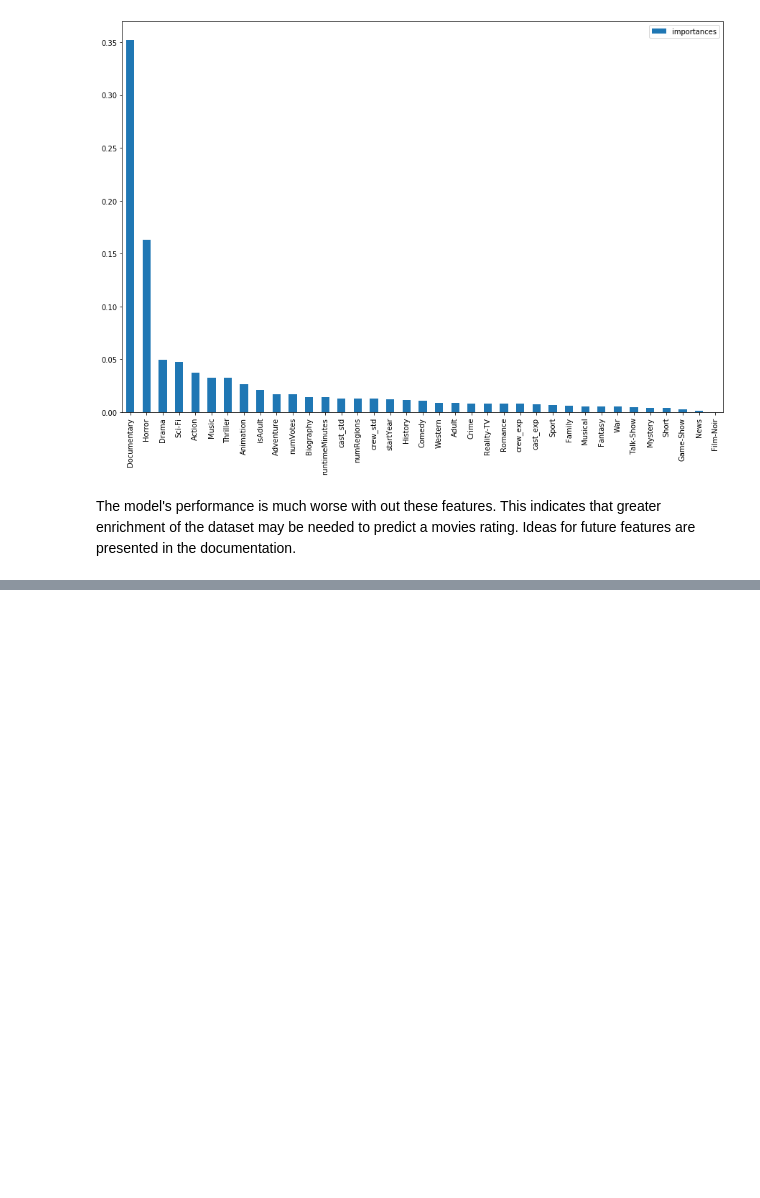
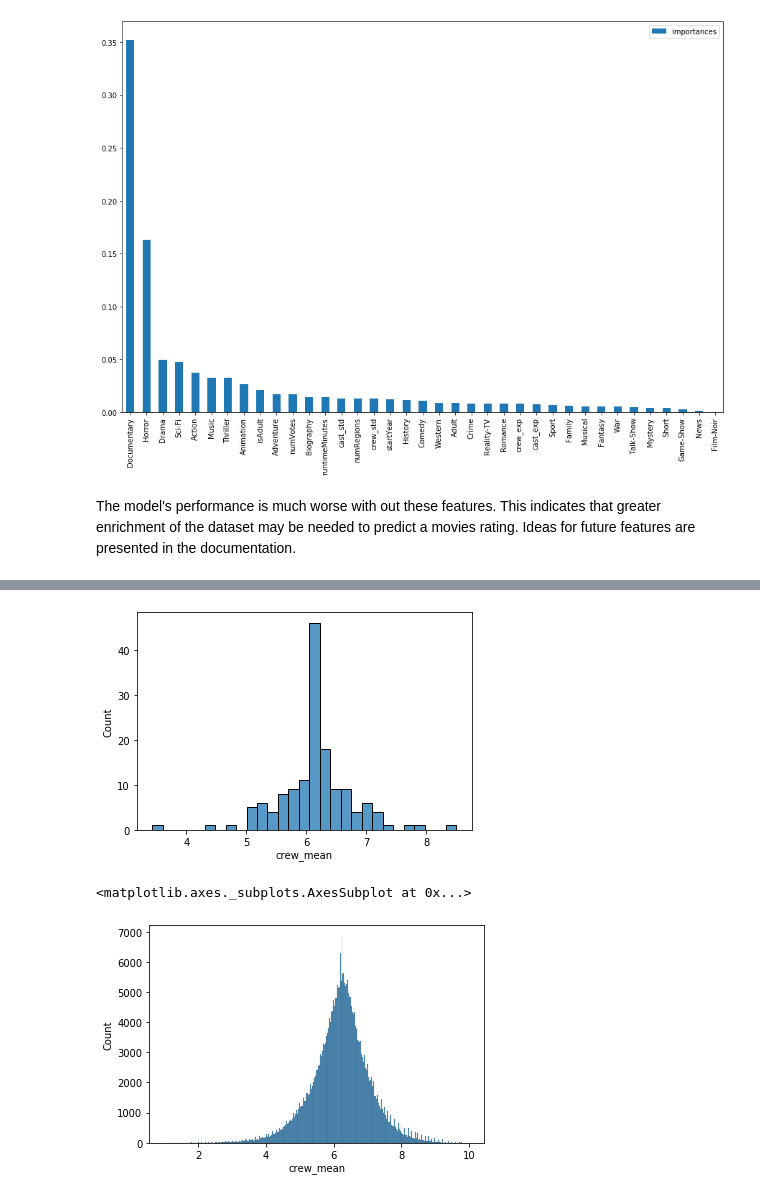
Before and after one commit to tanmaygadgil/imdb-analysis, a Jupyter notebook: Modeling.ipynb, the cells around one changed output, grey strips where cells are left out. Saved outputs shown, nothing was run; the diff lists cells and outputs as text; code cells hidden in the pictures; blank space fills up the shorter version.

```diff
--- a/Modeling.ipynb
+++ b/Modeling.ipynb
@@ -509,0 +485,4 @@ The model's performance is much worse with out these features. This indicates th
+# %%
+xgb = XGBRegressor(subsample=0.8, n_jobs=-1, )
+
+xgb.fit(X, y)
@@ -509,0 +504,2 @@ The model's performance is much worse with out these features. This indicates th
+# %%
+preds = xgb.predict(X)
@@ -509,0 +531,2 @@ The model's performance is much worse with out these features. This indicates th
+# %%
+df = pd.read_csv('processed/title_rating_prof_reg_one.csv')
@@ -509,0 +549,2 @@ The model's performance is much worse with out these features. This indicates th
+# %%
+df['preds'] = preds
@@ -509,0 +580,9 @@ The model's performance is much worse with out these features. This indicates th
+# %%
+diff_3 = df[abs(df['preds'] - df['averageRating']) > 3]
+sns.histplot(x = 'crew_mean', data = diff_3)
+plt.show()
+sns.histplot(x = 'crew_mean', data = df)
+# %% [output]
+[figure, added]
+<matplotlib.axes._subplots.AxesSubplot at 0x...>
+[figure, added]
```
Also changed, not shown: parts of 25 cells of this notebook, 2 other files.
